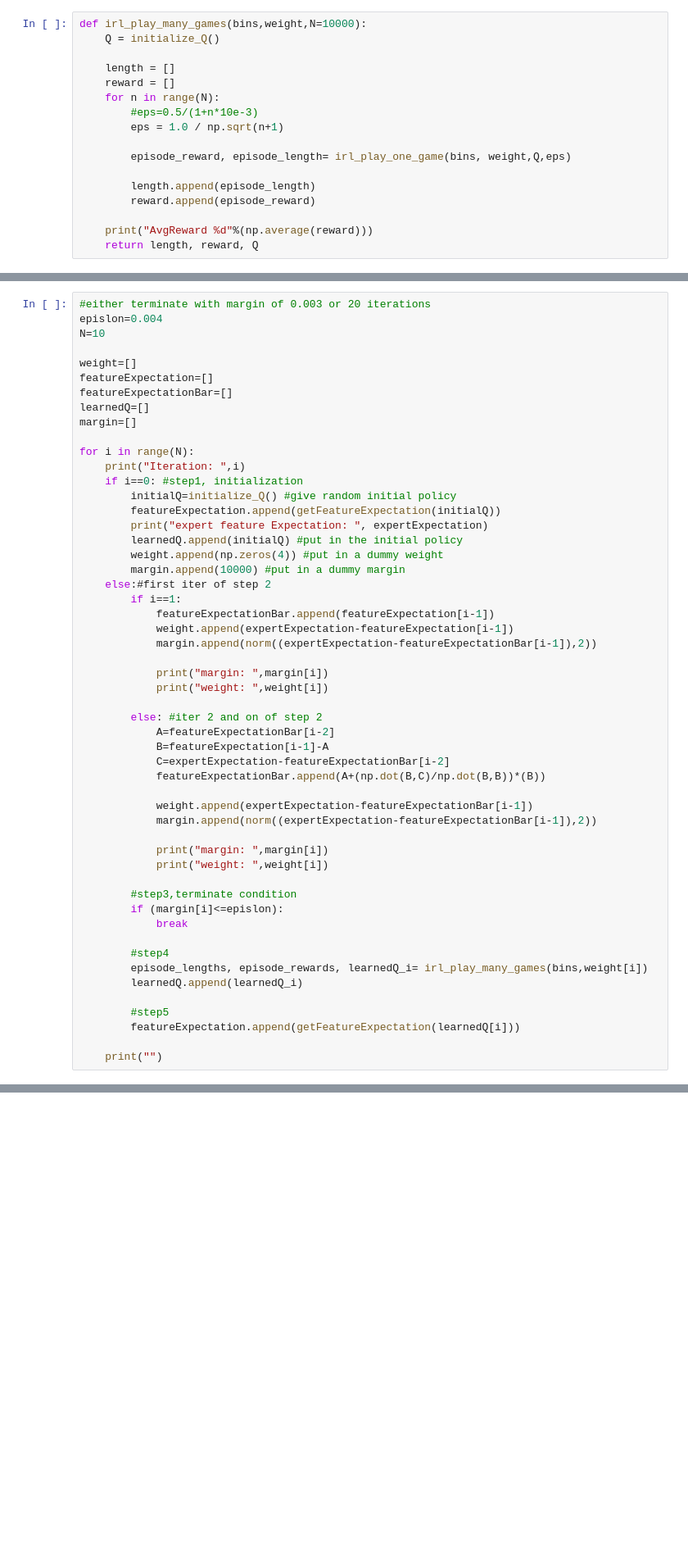
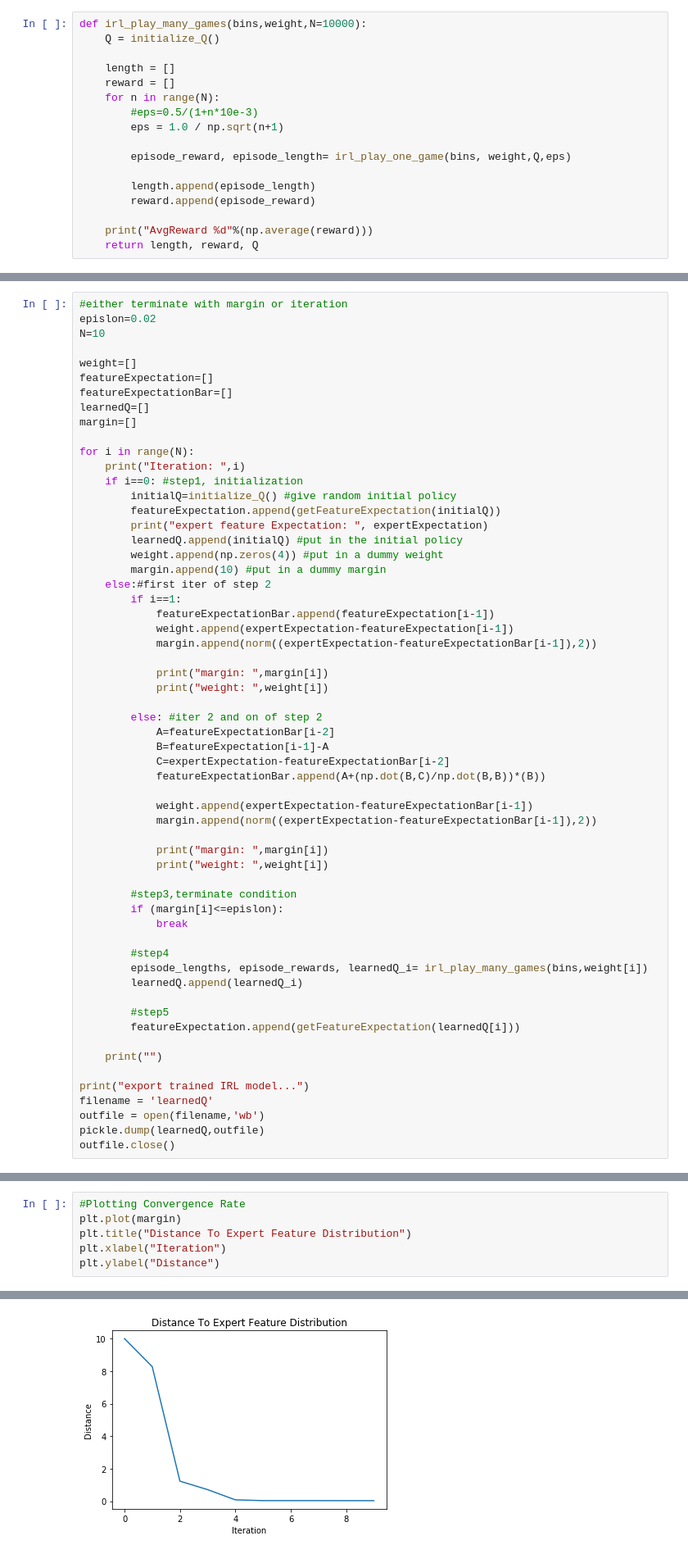
Before and after one commit to rhklite/apprenticeship_inverse_RL, a Jupyter notebook: irl_implementation.ipynb, the cells around one changed output, grey strips where cells are left out. Shown: that part at 82% size. Saved outputs shown, nothing was run; the diff lists cells and outputs as text; blank space fills up the shorter version.

```diff
--- a/irl_implementation.ipynb
+++ b/irl_implementation.ipynb
@@ -276,6 +343,6 @@ FeatureExpectation:  [ 0.11803422  0.64725158 -0.31826874 -1.8426573 ]
 # %%
-#either terminate with margin of 0.003 or 20 iterations
-epislon=0.004
+#either terminate with margin or iteration
+epislon=0.02
 N=10
 
 weight=[]
@@ -292,7 +359,7 @@ for i in range(N):
         print("expert feature Expectation: ", expertExpectation)
         learnedQ.append(initialQ) #put in the initial policy
         weight.append(np.zeros(4)) #put in a dummy weight
-        margin.append(10000) #put in a dummy margin
+        margin.append(10) #put in a dummy margin
     else:#first iter of step 2
         if i==1:
             featureExpectationBar.append(featureExpectation[i-1])
@@ -326,5 +393,11 @@ for i in range(N):
         featureExpectation.append(getFeatureExpectation(learnedQ[i]))
 
     print("")
+
+print("export trained IRL model...")
+filename = 'learnedQ'
+outfile = open(filename,'wb')
+pickle.dump(learnedQ,outfile)
+outfile.close()
 # %% [output]
 Iteration:  0
@@ -346,0 +420,7 @@ FeatureExpectation:  [-0.08887306 -0.51629489  0.27202144  1.49763059]
+# %%
+#Plotting Convergence Rate
+plt.plot(margin)
+plt.title("Distance To Expert Feature Distribution")
+plt.xlabel("Iteration")
+plt.ylabel("Distance")
+# %% [output]
@@ -346,0 +428 @@ FeatureExpectation:  [-0.08887306 -0.51629489  0.27202144  1.49763059]
+[figure, added]
```
Also changed, not shown: parts of 21 cells of this notebook, 3 other files.
